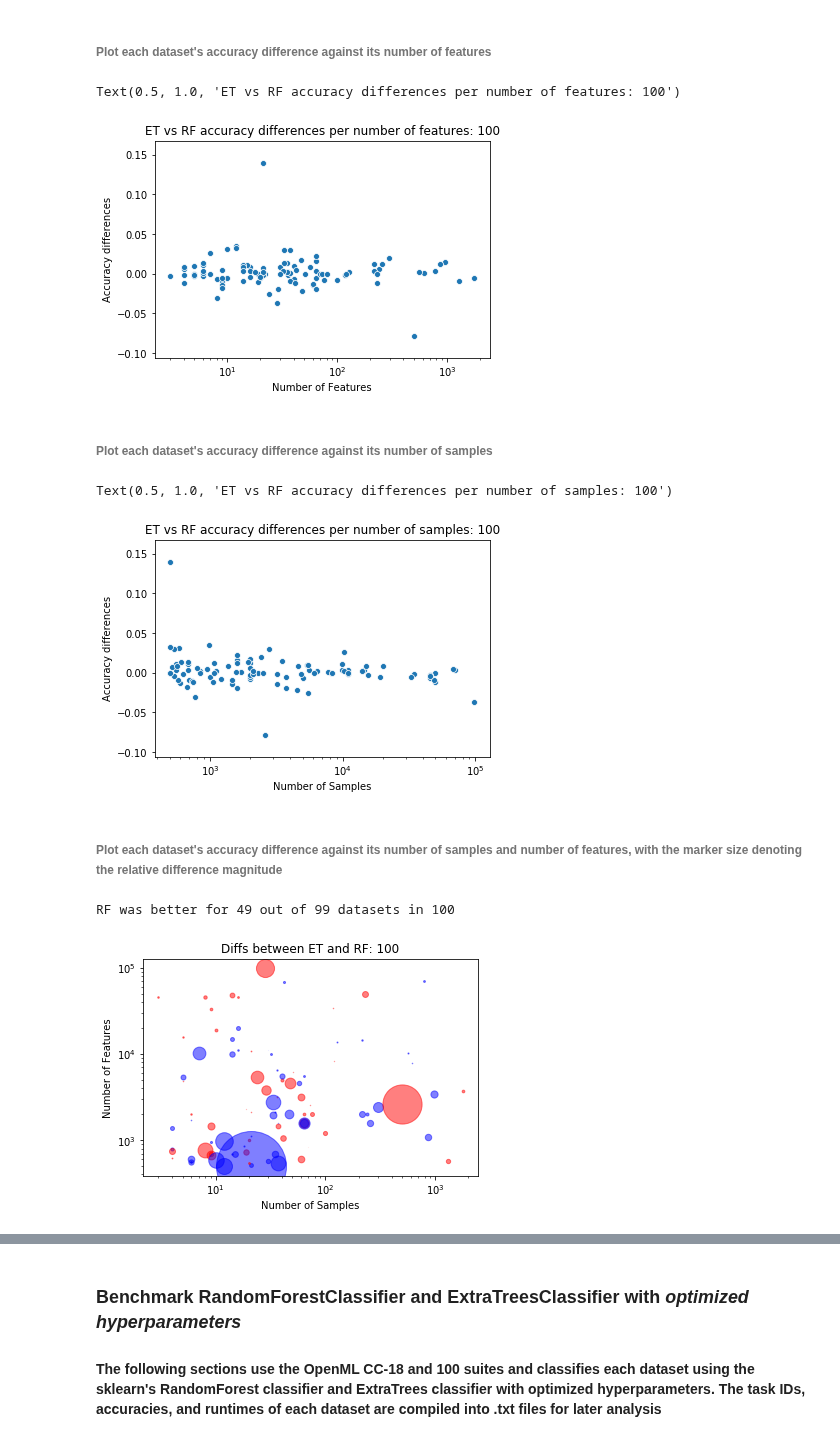
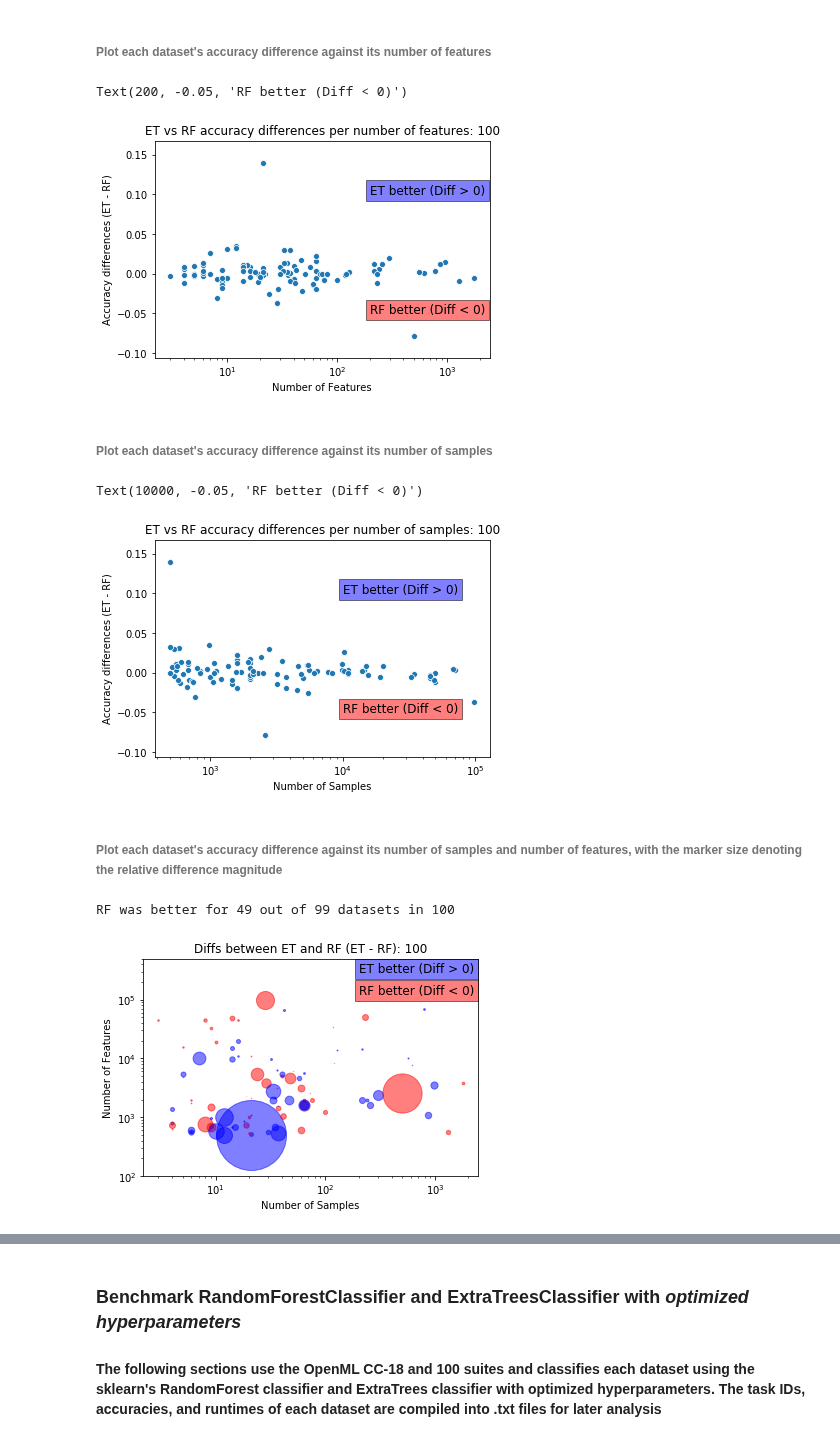
Before and after one commit to NeuroDataDesign/tealeaf, a Jupyter notebook: suyeon/code/RandomForest_ExtraTrees_Compare_Tutorial.ipynb, the cells around one changed output, grey strips where cells are left out. Cells and saved outputs as stored; diff of their text form; code cells hidden in the pictures.

Commit message:
update tutorial notebook with runtimes and figure labeling adjustments

```diff
--- a/suyeon/code/RandomForest_ExtraTrees_Compare_Tutorial.ipynb
+++ b/suyeon/code/RandomForest_ExtraTrees_Compare_Tutorial.ipynb
@@ -345,59 +336,49 @@ n_samples_100 = np.vstack((n_samples_100, acc_diffs_100))
 plt.figure()
 sns.scatterplot(n_features_100[:][0],n_features_100[:][1])
 plt.xlabel('Number of Features')
-plt.ylabel('Accuracy differences')
+plt.ylabel('Accuracy differences (ET - RF)')
 plt.xscale('log')
 plt.title('ET vs RF accuracy differences per number of features: 100')
+plt.text(200, 0.10, "ET better (Diff > 0)", fontsize=12, bbox=dict(facecolor='blue', alpha=0.5))
+plt.text(200, -0.05, "RF better (Diff < 0)", fontsize=12, bbox=dict(facecolor='red', alpha=0.5))
 # %% [output]
-Text(0.5, 1.0, 'ET vs RF accuracy differences per number of features: 100')
+Text(200, -0.05, 'RF better (Diff < 0)')
-[figure, old version]
+[figure, new version]
 # %% [markdown]
 ###### Plot each dataset's accuracy difference against its number of samples
 # %%
 plt.figure()
 sns.scatterplot(n_samples_100[:][0],n_samples_100[:][1])
 plt.xlabel('Number of Samples')
-plt.ylabel('Accuracy differences')
+plt.ylabel('Accuracy differences (ET - RF)')
 plt.xscale('log')
 plt.title('ET vs RF accuracy differences per number of samples: 100')
+plt.text(10000, 0.10, "ET better (Diff > 0)", fontsize=12, bbox=dict(facecolor='blue', alpha=0.5))
+plt.text(10000, -0.05, "RF better (Diff < 0)", fontsize=12, bbox=dict(facecolor='red', alpha=0.5))
 # %% [output]
-Text(0.5, 1.0, 'ET vs RF accuracy differences per number of samples: 100')
+Text(10000, -0.05, 'RF better (Diff < 0)')
-[figure, old version]
+[figure, new version]
 # %% [markdown]
 ###### Plot each dataset's accuracy difference against its number of samples and number of features, with the marker size denoting the relative difference magnitude
 # %%
-# Dacc_diffs_100 = acc_diffs_100
-
-# c = np.mean(acc_diffs_100)-0.01
-# d = np.mean(acc_diffs_100)+0.01
-
-# for i in range(len(acc_diffs_100)):
-#     if acc_diffs_100[i] > 0:
-#         if acc_diffs_100[i] < (c):
-#             Dacc_diffs_100[i] = c
-#         if acc_diffs_100[i] > (d):
-#             Dacc_diffs_100[i] = d
-#     else:
-#         if acc_diffs_100[i] > (c*-1):
-#             Dacc_diffs_100[i] = c*-1
-#         if acc_diffs_100[i] < (d*-1):
-#             Dacc_diffs_100[i] = d*-1
-
 red_100 = 0
 plt.figure()
 for i in range(len(acc_diffs_100)):
     if acc_diffs_100[i] > 0:
         plt.plot(dimen_100[i][1],dimen_100[i][0],'bo',MarkerSize = (acc_diffs_100[i])*500,alpha=0.5)
     else:
         plt.plot(dimen_100[i][1],dimen_100[i][0],'ro',MarkerSize = (acc_diffs_100[i])*-500,alpha=0.5)
         red_100 += 1
 plt.xlabel('Number of Samples')
 plt.ylabel('Number of Features')
 plt.xscale('log')
 plt.yscale('log')
-plt.title('Diffs between ET and RF: 100')
+plt.ylim((100,500000))
+plt.title('Diffs between ET and RF (ET - RF): 100')
+plt.text(200, 290000, "ET better (Diff > 0)", fontsize=12, bbox=dict(facecolor='blue', alpha=0.5))
+plt.text(200, 125000, "RF better (Diff < 0)", fontsize=12, bbox=dict(facecolor='red', alpha=0.5))
 
 print('RF was better for ' + str(red_100) + ' out of 99 datasets in 100')
 # %% [output]
 RF was better for 49 out of 99 datasets in 100
-[figure, old version]
+[figure, new version]
```
Also changed, not shown: parts of 28 cells of this notebook.
